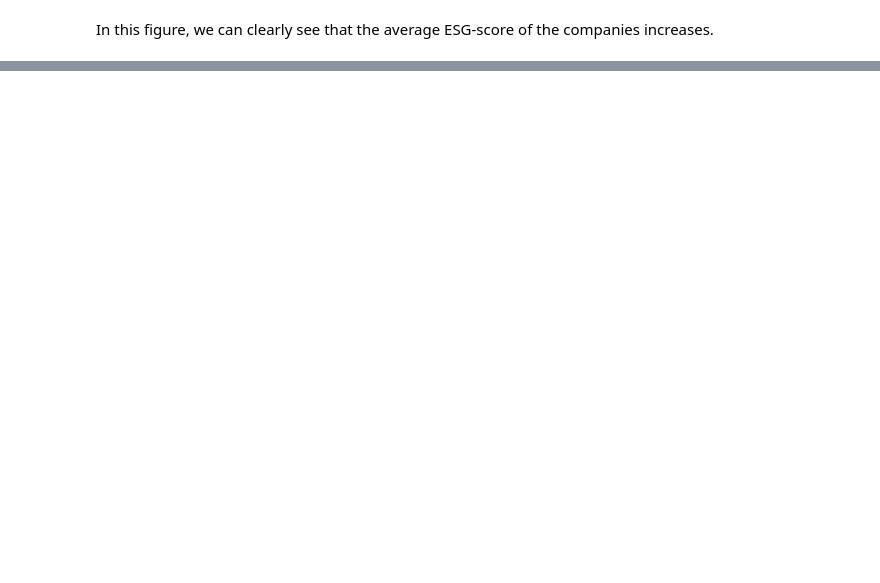
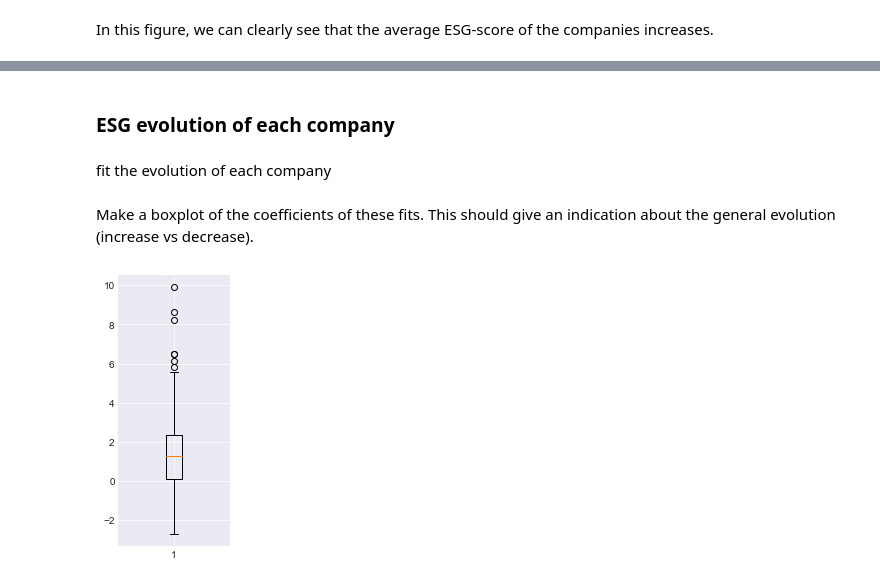
Before and after one commit to AukeVanSighem/ECB-Bond-Purchases, a Jupyter notebook: DataAnalysis.ipynb, the cells around one changed output, grey strips where cells are left out. Drawn from its saved outputs; the diff is of its cells as text; code cells hidden in the pictures; blank space fills up the shorter version.

```diff
--- a/DataAnalysis.ipynb
+++ b/DataAnalysis.ipynb
@@ -406,0 +412,28 @@ In this figure, we can clearly see that the average ESG-score of the companies i
+# %% [markdown]
+### ESG evolution of each company
+# %% [markdown]
+fit the evolution of each company
+# %%
+list_of_coef = []
+list_of_intercepts = []
+years = np.arange(0,7)
+
+from sklearn.linear_model import LinearRegression
+# We will use the module Linear Regression of sklearn to perform the analysis
+# Initialize the model
+ols = LinearRegression()
+# Fit the model to the data
+for index,row in esg_company_data.iterrows():
+    resultOfFit = ols.fit(years.reshape(-1, 1),row[1:8])
+    list_of_coef.append(resultOfFit.coef_[0])
+    list_of_intercepts.append(resultOfFit.intercept_)
+# %% [markdown]
+Make a boxplot of the coefficients of these fits. This should give an indication about the general evolution (increase vs decrease).
+# %%
+plt.figure(figsize=(2,5))
+
+plt.boxplot(list_of_coef)
+
+plt.show()
+# %% [output]
+[figure, added]
```
Also changed, not shown: parts of 9 cells of this notebook.
